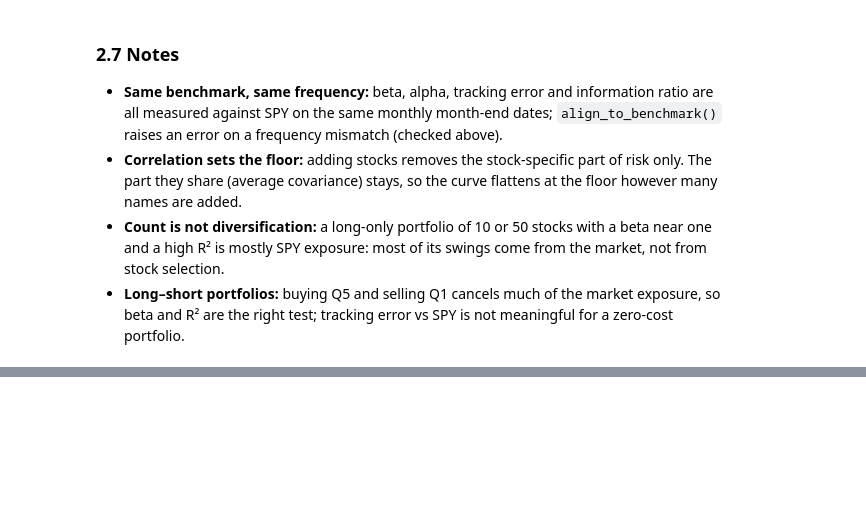
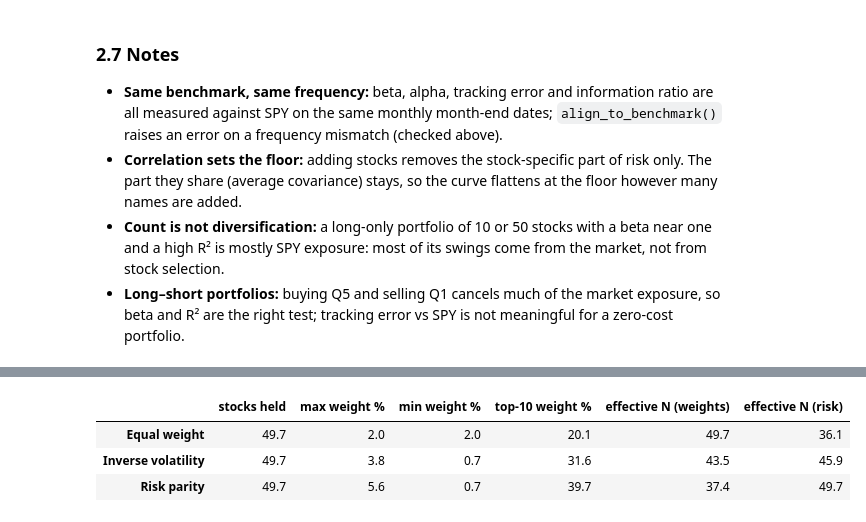
Before and after one commit to jialucharlottewu/LendoCapital, a Jupyter notebook: notebooks/week3/risk_portfolio_construction.ipynb, the cells around one changed output, grey strips where cells are left out. Drawn from its saved outputs; the diff is of its cells as text; code cells hidden in the pictures; blank space fills up the shorter version.

```diff
--- a/notebooks/week3/risk_portfolio_construction.ipynb
+++ b/notebooks/week3/risk_portfolio_construction.ipynb
@@ -401,0 +460,16 @@ print(f"4. Value L/S vs Momentum L/S correlation: {port_corr.loc['Value L/S', 'M
+# %%
+t = rebalance_dates[-1]
+names = alloc_w["Risk parity"].columns[alloc_w["Risk parity"].loc[t] > 0]
+cov_t = daily_ret.loc[:t, names].tail(252).cov() * 252
+vol_t = np.sqrt(np.diag(cov_t))
+
+iv = alloc_w["Inverse volatility"].loc[t, names]
+rp = alloc_w["Risk parity"].loc[t, names]
+print(f"1. Inverse vol: weight x vol ranges {(iv * vol_t).min():.5f} to {(iv * vol_t).max():.5f}")
+rc = risk_contributions(rp.values, cov_t.values)
+print(f"2. Risk parity: risk contributions range {rc.min():.5f} to {rc.max():.5f} (1/N = {1 / len(names):.5f})")
+
+cut = daily_ret.loc[:t]                                   # nothing after t
+cov_cut = cut[names].tail(252).cov() * 252
+same = np.allclose(risk_parity_weights(cov_cut), rp) and np.allclose(inverse_vol_weights(cov_cut), iv)
+print(f"3. Weights rebuilt from data up to {t.date()} only match the backtest: {same}")
@@ -401,0 +485,24 @@ print(f"4. Value L/S vs Momentum L/S correlation: {port_corr.loc['Value L/S', 'M
+# %%
+conc = {}
+for m, W in alloc_w.items():
+    rows = []
+    for t in W.index:
+        w = W.loc[t][W.loc[t] > 0]
+        cov = daily_ret.loc[:t, w.index].tail(252).cov() * 252
+        rows.append(concentration_stats(w, cov))
+    conc[m] = pd.DataFrame(rows).mean()
+conc = pd.DataFrame(conc).T
+conc.to_csv(f"{REPORTS}/allocation_concentration.csv")
+
+show_c = conc.copy()
+for c in ["max_weight", "min_weight", "top10_weight"]:
+    show_c[c] = (show_c[c] * 100).round(1)
+show_c = show_c.rename(columns={"max_weight": "max weight %", "min_weight": "min weight %",
+                                "top10_weight": "top-10 weight %", "effective_n": "effective N (weights)",
+                                "effective_n_risk": "effective N (risk)", "n_stocks": "stocks held"})
+show_c.round(1)
+# %% [output]
+|  | stocks held | max weight % | min weight % | top-10 weight % | effective N (weights) | effective N (risk) |
+| Equal weight | 49.7 | 2.0 | 2.0 | 20.1 | 49.7 | 36.1 |
+| Inverse volatility | 49.7 | 3.8 | 0.7 | 31.6 | 43.5 | 45.9 |
+| Risk parity | 49.7 | 5.6 | 0.7 | 39.7 | 37.4 | 49.7 |
```
Also changed, not shown: parts of 13 cells of this notebook, 6 other files.
